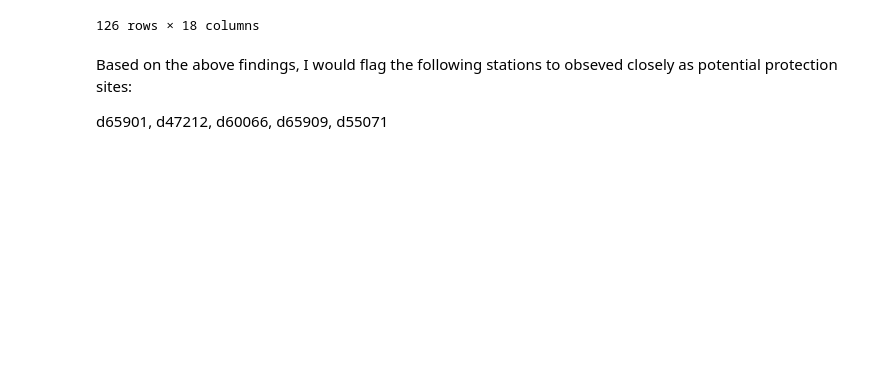
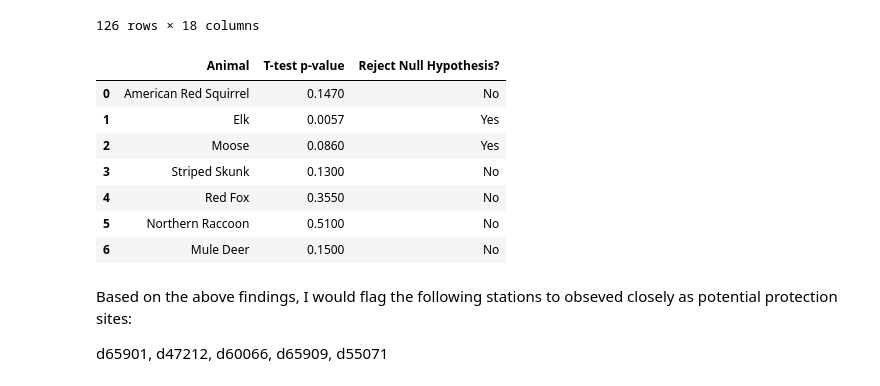
Before and after one commit to kwlayton1/Project1, a Jupyter notebook: Animals_Count_Chart.ipynb, the cells around one changed output. Cells and saved outputs as stored; diff of their text form; code cells hidden in the pictures; blank space fills up the shorter version.

Commit message:
bar chart and t-test animals

```diff
--- a/Animals_Count_Chart.ipynb
+++ b/Animals_Count_Chart.ipynb
@@ -587,6 +599,26 @@ wild_focus_sort
 | d47086 | 1 | 1 | 1 | 1 | 1 | 1 | 1 | 1 | ... |
 | d71228 | 1 | 1 | 1 | 1 | 1 | 1 | 1 | 1 | ... |
 126 rows × 18 columns
+# %%
+#T-test dataframe
+
+ttest_df = pd.DataFrame({
+    "Animal": ['American Red Squirrel' , 'Elk', 'Moose', 'Striped Skunk', 'Red Fox', 'Northern Raccoon', 'Mule Deer'],
+    "T-test p-value": [0.147, 0.0057, 0.086, 0.13, 0.355, 0.51, 0.15],
+    "Reject Null Hypothesis?": ['No', 'Yes', 'Yes', 'No', 'No', 'No', 'No']
+})
+
+ttest_df.set_index('Animal')
+ttest_df
+# %% [output]
+|  | Animal | T-test p-value | Reject Null Hypothesis? |
+| 0 | American Red Squirrel | 0.1470 | No |
+| 1 | Elk | 0.0057 | Yes |
+| 2 | Moose | 0.0860 | Yes |
+| 3 | Striped Skunk | 0.1300 | No |
+| 4 | Red Fox | 0.3550 | No |
+| 5 | Northern Raccoon | 0.5100 | No |
+| 6 | Mule Deer | 0.1500 | No |
 # %% [markdown]
 Based on the above findings, I would flag the following stations to obseved closely as potential protection sites:
 
```
Also changed, not shown: parts of 3 cells of this notebook.
